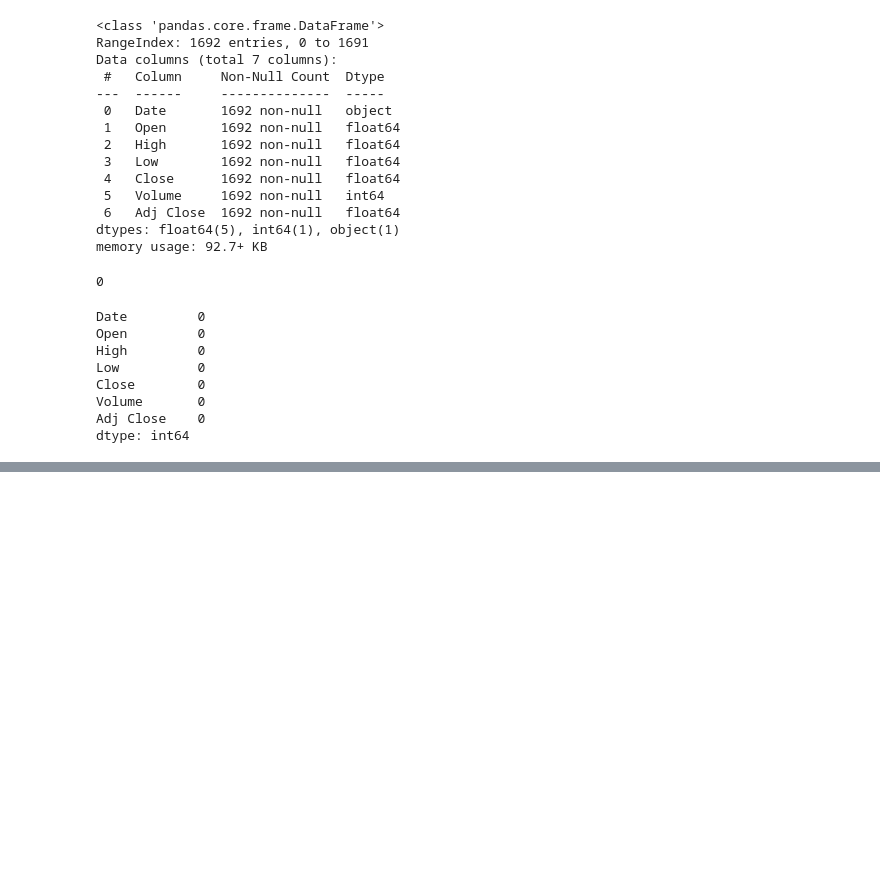
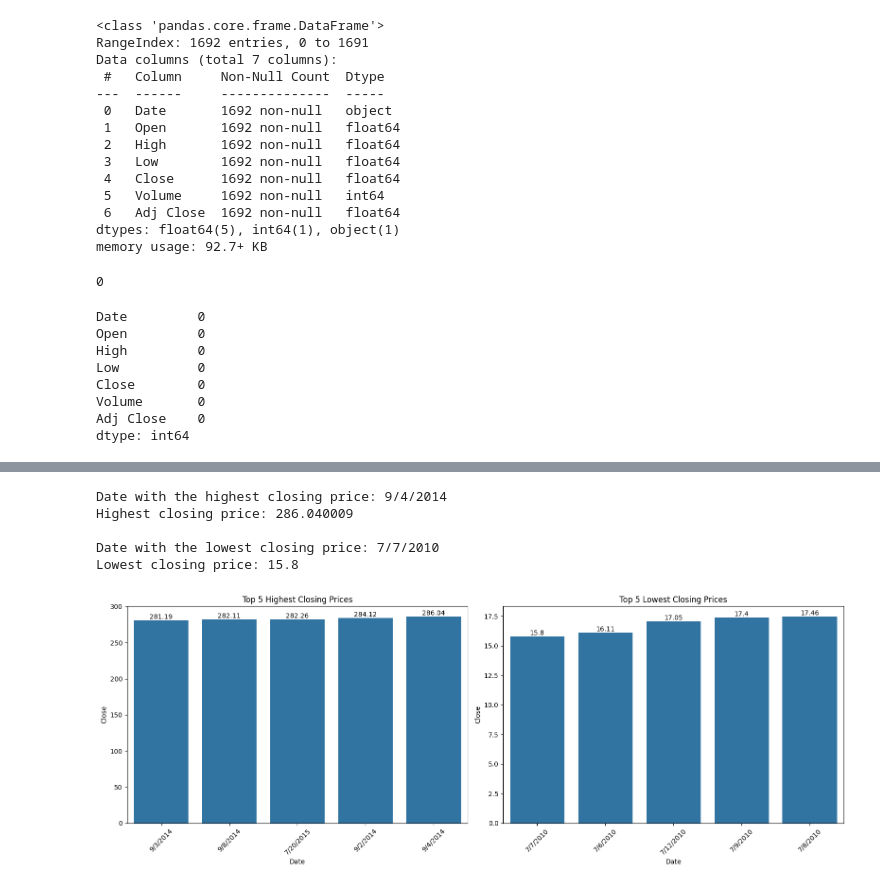
Before and after one commit to MUHAMMED13690/Stoke_prediction, a Jupyter notebook: notebook/data/stoke_prediction.ipynb, the cells around one changed output, grey strips where cells are left out. Drawn from its saved outputs; the diff is of its cells as text; code cells hidden in the pictures; blank space fills up the shorter version.

```diff
--- a/notebook/data/stoke_prediction.ipynb
+++ b/notebook/data/stoke_prediction.ipynb
@@ -76,0 +146,41 @@ dtype: int64
+# %%
+
+# Find the row with the highest closing price
+max_close_row = df.loc[df['Close'].idxmax()]
+print(f"Date with the highest closing price: {max_close_row['Date']}")
+print(f"Highest closing price: {max_close_row['Close']}\n")
+
+# Find the row with the lowest closing price
+min_close_row = df.loc[df['Close'].idxmin()]
+print(f"Date with the lowest closing price: {min_close_row['Date']}")
+print(f"Lowest closing price: {min_close_row['Close']}\n")
+
+# Sort the DataFrame by 'Close' price in ascending order for plotting
+sorted_df_top = df.sort_values(by='Close', ascending=True).tail()  # Top 5 highest closing prices
+sorted_df_low = df.sort_values(by='Close', ascending=True).head()  # Top 5 lowest closing prices
+
+# Create side-by-side plots
+fig, axes = plt.subplots(1, 2, figsize=(16, 6))
+
+# Plot the top 5 highest closing prices
+sns.barplot(x='Date', y='Close', data=sorted_df_top, ax=axes[0])
+axes[0].set_title('Top 5 Highest Closing Prices')
+axes[0].set_xticklabels(axes[0].get_xticklabels(), rotation=45)
+axes[0].bar_label(axes[0].containers[0])
+
+# Plot the top 5 lowest closing prices
+sns.barplot(x='Date', y='Close', data=sorted_df_low, ax=axes[1])
+axes[1].set_title('Top 5 Lowest Closing Prices')
+axes[1].set_xticklabels(axes[1].get_xticklabels(), rotation=45)
+axes[1].bar_label(axes[1].containers[0])
+
+# Adjust layout and show the plot
+plt.tight_layout()
+plt.show()
+# %% [output]
+Date with the highest closing price: 9/4/2014
+Highest closing price: 286.040009
+
+Date with the lowest closing price: 7/7/2010
+Lowest closing price: 15.8
+[figure, added]
```
Also changed, not shown: parts of 4 cells of this notebook.
